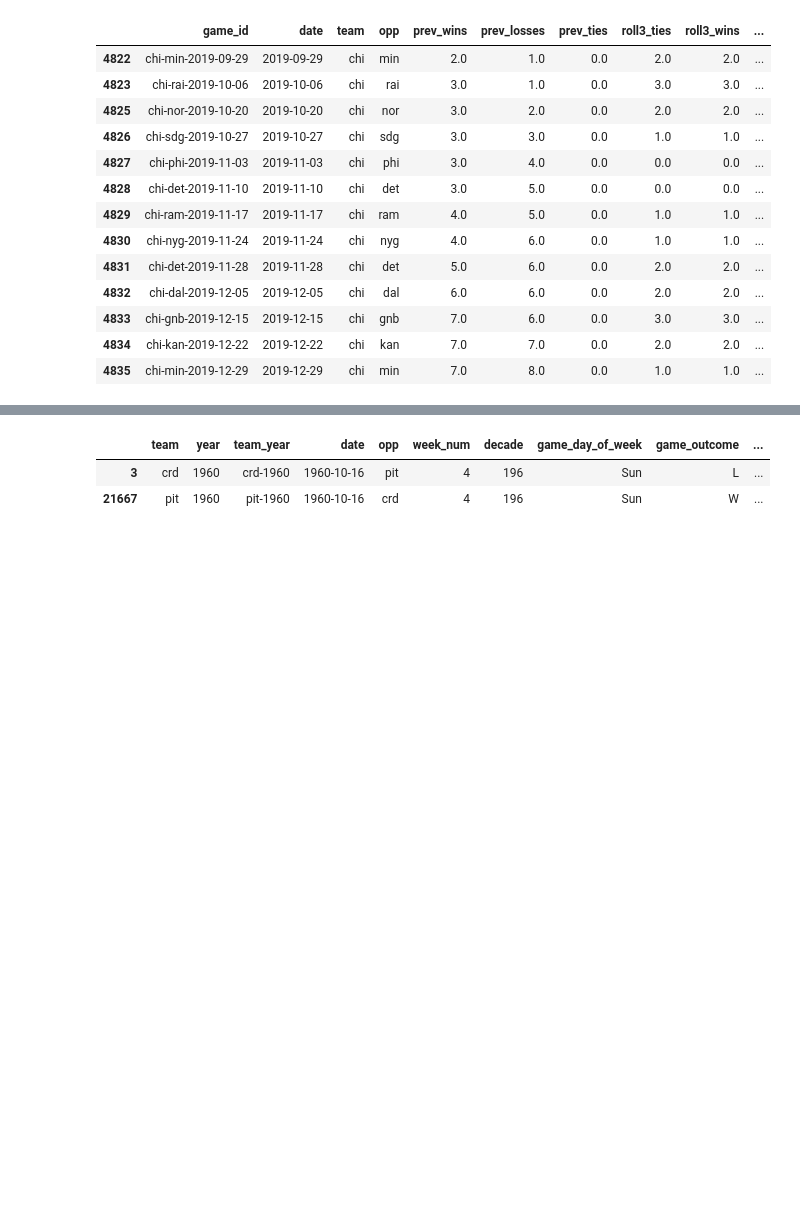
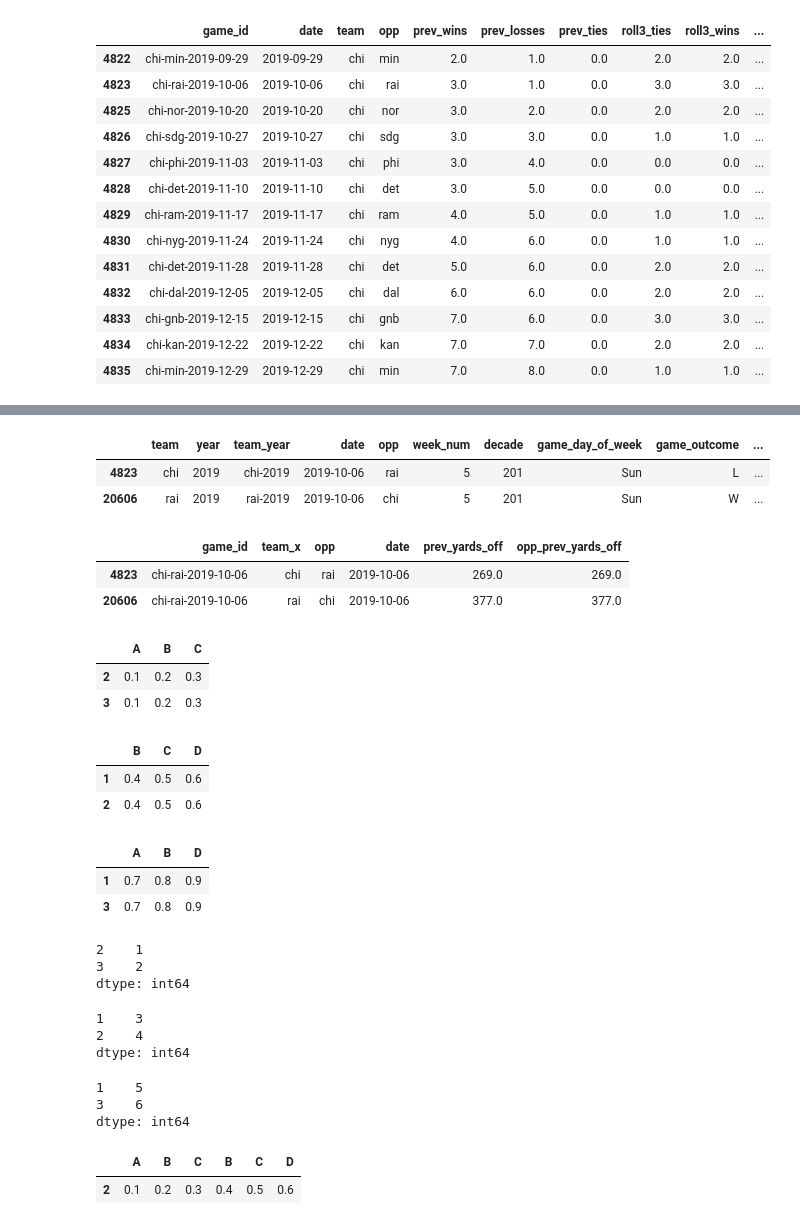
Before and after one commit to edubu2/metis-project2, a Jupyter notebook: self_join_opp_stats.ipynb, the cells around one changed output, grey strips where cells are left out. Cells and saved outputs as stored; diff of their text form; code cells hidden in the pictures; blank space fills up the shorter version.

Commit message:
Solution for self join

```diff
--- a/self_join_opp_stats.ipynb
+++ b/self_join_opp_stats.ipynb
@@ -96,0 +97,2 @@ Awesome!! It worked! But we have duplicates...let's get rid of those before we m
+# %%
+merged_df.drop_duplicates(subset=['game_id', 'team_x', 'opp_x'], inplace=True)
@@ -97,7 +113,25 @@ Awesome!! It worked! But we have duplicates...let's get rid of those before we m
 # %%
-mask = (game_df.game_id == 'crd-pit-1960-10-16')
+mask = (game_df.game_id == 'chi-rai-2019-10-06')
 game_df[mask]
 # %% [output]
 |  | team | year | team_year | date | opp | week_num | decade | game_day_of_week | game_outcome | ... |
-| 3 | crd | 1960 | crd-1960 | 1960-10-16 | pit | 4 | 196 | Sun | L | ... |
-| 21667 | pit | 1960 | pit-1960 | 1960-10-16 | crd | 4 | 196 | Sun | W | ... |
+| 4823 | chi | 2019 | chi-2019 | 2019-10-06 | rai | 5 | 201 | Sun | L | ... |
+| 20606 | rai | 2019 | rai-2019 | 2019-10-06 | chi | 5 | 201 | Sun | W | ... |
+# %%
+game_df.rename(columns={'team': 'team_x'}, inplace=True)
+# %%
+opp_col_names = ['opp_' + col for col in opp_pull_cols[4:]]
+merged_df_col_names = [col + '_y' for col in opp_pull_cols[4:]]
+
+game_df[opp_col_names] = (pd.concat([game_df[opp_pull_cols[4:]],
+                                             merged_df[merged_df_col_names]],
+                                             axis=1,
+                                             join='inner',
+                                             keys=[('game_id', 'team_x')]))
+# %%
+mask = (game_df.game_id == 'chi-rai-2019-10-06')
+game_df[mask][['game_id', 'team_x', 'opp', 'date', 'prev_yards_off', 'opp_prev_yards_off']]
+# %% [output]
+|  | game_id | team_x | opp | date | prev_yards_off | opp_prev_yards_off |
+| 4823 | chi-rai-2019-10-06 | chi | rai | 2019-10-06 | 269.0 | 269.0 |
+| 20606 | chi-rai-2019-10-06 | rai | chi | 2019-10-06 | 377.0 | 377.0 |
@@ -103,0 +147,41 @@ game_df[mask]
+# %%
+d1
+# %% [output]
+|  | A | B | C |
+| 2 | 0.1 | 0.2 | 0.3 |
+| 3 | 0.1 | 0.2 | 0.3 |
+# %%
+d2
+# %% [output]
+|  | B | C | D |
+| 1 | 0.4 | 0.5 | 0.6 |
+| 2 | 0.4 | 0.5 | 0.6 |
+# %%
+d3
+# %% [output]
+|  | A | B | D |
+| 1 | 0.7 | 0.8 | 0.9 |
+| 3 | 0.7 | 0.8 | 0.9 |
+# %%
+s1
+# %% [output]
+2    1
+3    2
+dtype: int64
+# %%
+s2
+# %% [output]
+1    3
+2    4
+dtype: int64
+# %%
+s3
+# %% [output]
+1    5
+3    6
+dtype: int64
+# %%
+pd.concat([d1, d2], axis=1, join='inner')
+# %% [output]
+|  | A | B | C | B | C | D |
+| 2 | 0.1 | 0.2 | 0.3 | 0.4 | 0.5 | 0.6 |
```
Also changed, not shown: parts of 7 cells of this notebook.
